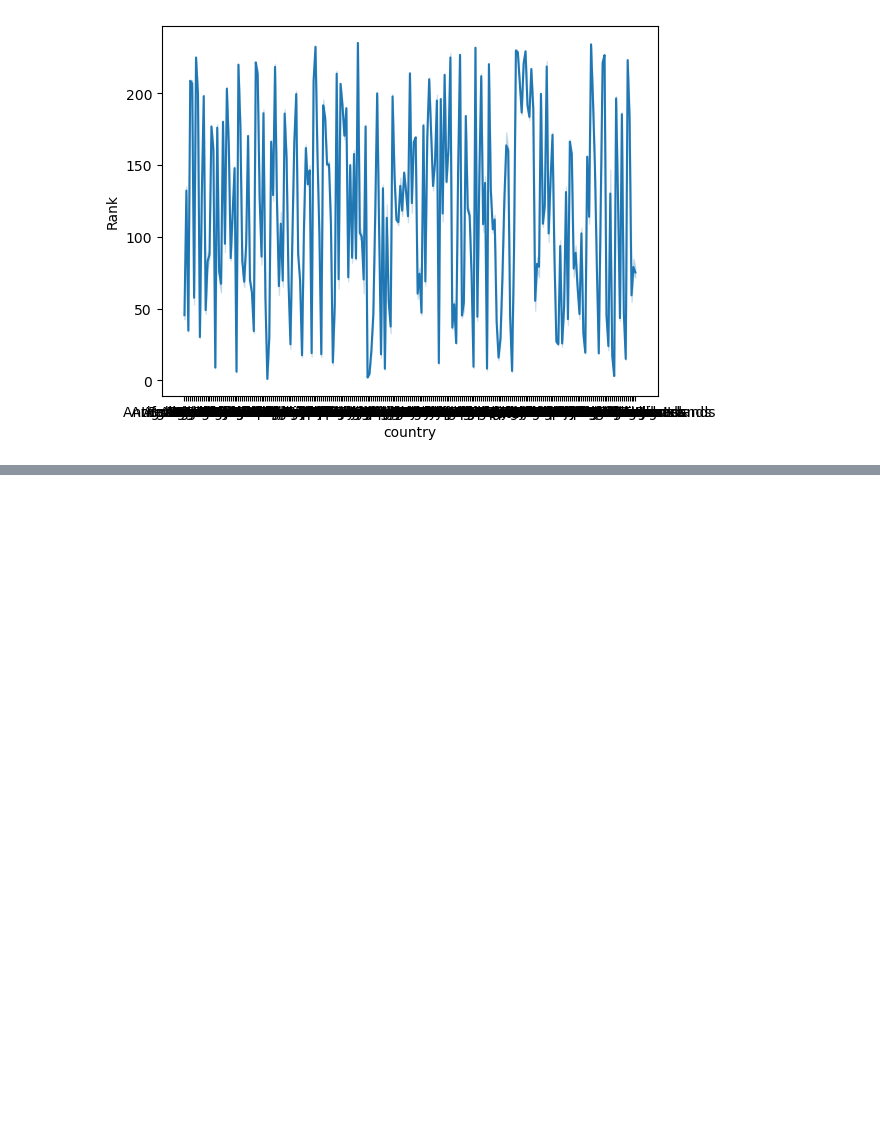
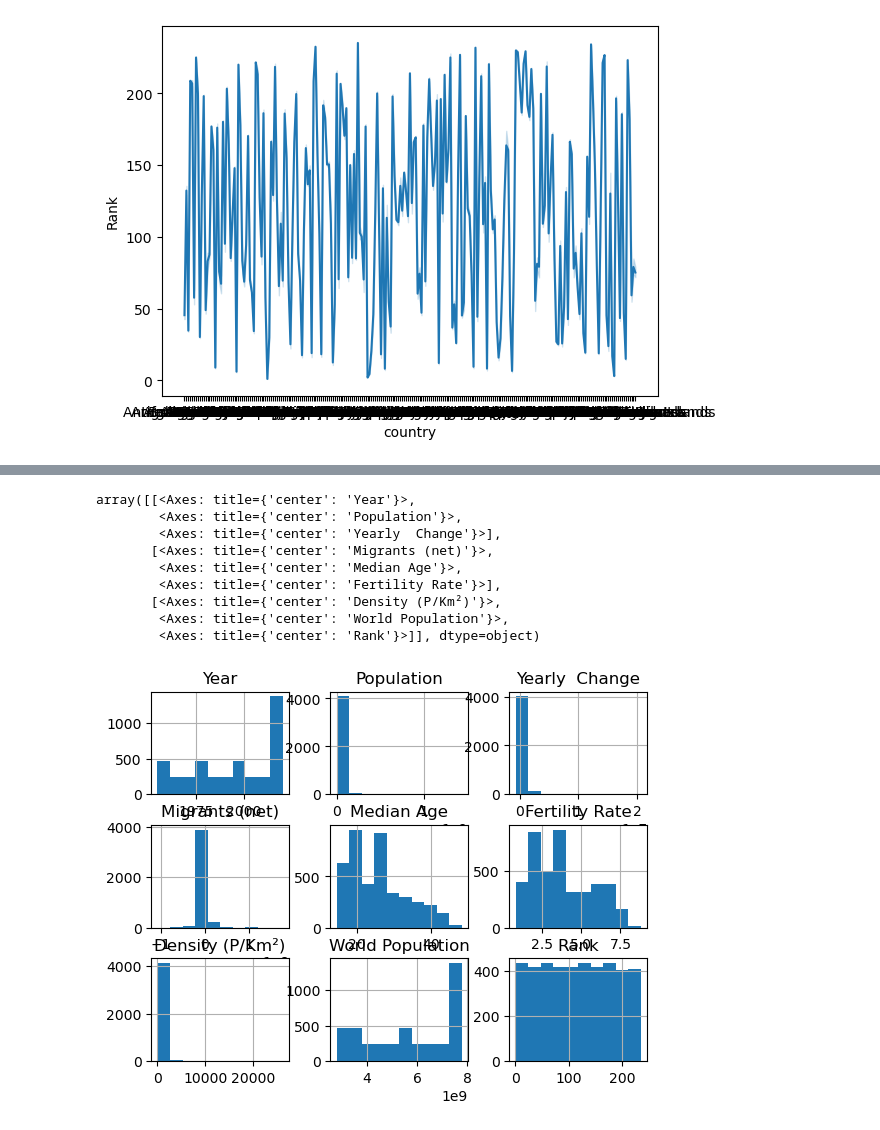
Before and after one commit to ShubhamGupta2505/MachineLearningPractice, a Jupyter notebook: eda-on-world-population-dataset.ipynb, the cells around one changed output, grey strips where cells are left out. Saved outputs shown, nothing was run; the diff lists cells and outputs as text; code cells hidden in the pictures; blank space fills up the shorter version.

```diff
--- a/eda-on-world-population-dataset.ipynb
+++ b/eda-on-world-population-dataset.ipynb
@@ -315,0 +333,13 @@ sns.lineplot(data=world,x='country',y='Rank')
+# %%
+world.hist()
+# %% [output]
+array([[<Axes: title={'center': 'Year'}>,
+        <Axes: title={'center': 'Population'}>,
+        <Axes: title={'center': 'Yearly  Change'}>],
+       [<Axes: title={'center': 'Migrants (net)'}>,
+        <Axes: title={'center': 'Median Age'}>,
+        <Axes: title={'center': 'Fertility Rate'}>],
+       [<Axes: title={'center': 'Density (P/Km²)'}>,
+        <Axes: title={'center': 'World Population'}>,
+        <Axes: title={'center': 'Rank'}>]], dtype=object)
+[figure, added]
```
Also changed, not shown: parts of 8 cells of this notebook.
